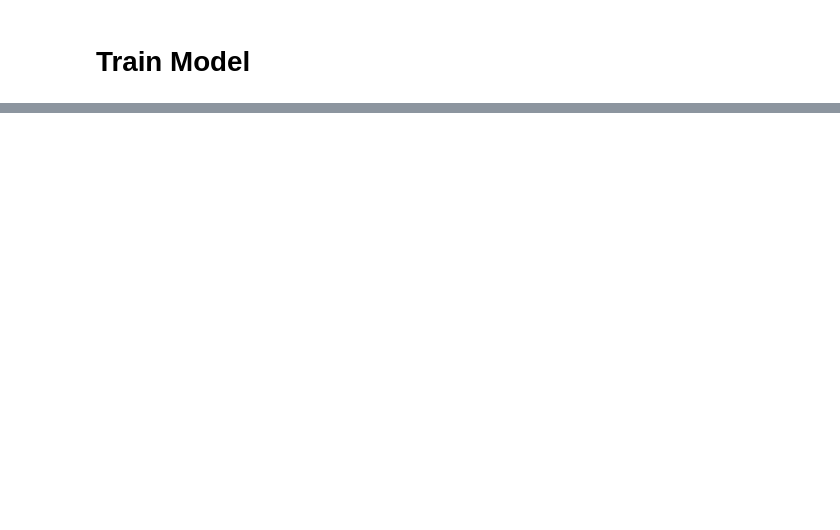
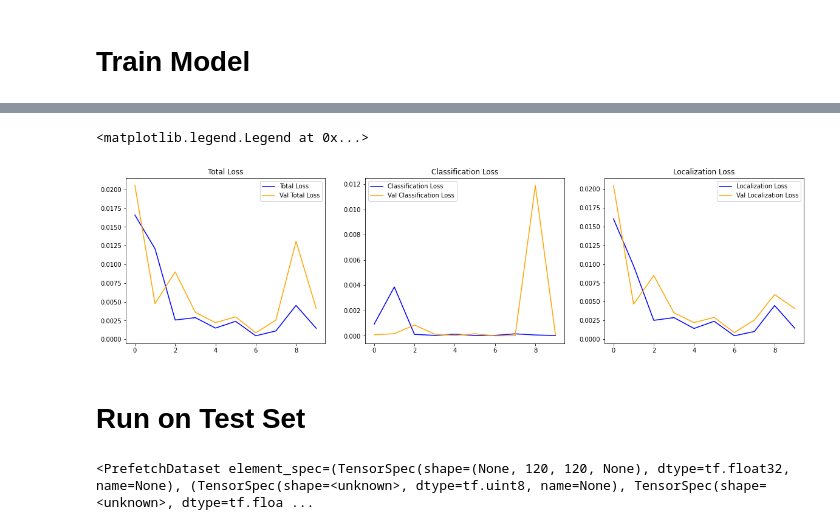
Before and after one commit to seankim658/TF-Face-Detection, a Jupyter notebook: notebook.ipynb, the cells around one changed output, grey strips where cells are left out. Drawn from its saved outputs; the diff is of its cells as text; code cells hidden in the pictures; blank space fills up the shorter version.

Commit message:
finished training

```diff
--- a/notebook.ipynb
+++ b/notebook.ipynb
@@ -434,12 +440,19 @@ def localization_loss(y_true, y_hat):
     center_loss = tf.reduce_sum(tf.square(y_true[:,:2] - y_hat[:,:2]))
 
     height_true = y_true[:,3] - y_true[:,1]
+    # height_true_sqrt = np.sqrt(height_true)
+
     width_true = y_true[:,2] - y_true[:,0]
+    # width_true_sqrt = np.sqrt(width_true)
 
     height_pred = y_hat[:,3] - y_hat[:,1]
+    # height_pred_sqrt = np.sqrt(height_pred)
+
     width_pred = y_hat[:,2] - y_hat[:,0]
+    # width_pred_sqrt = np.sqrt(width_pred)
 
-    height_width_loss = tf.reduce_sum(tf.square(tf.sqrt(width_true) - tf.sqrt(width_pred)) + tf.square(tf.sqrt(height_true) - tf.sqrt(height_pred)))
+    # height_width_loss = tf.reduce_sum(tf.square(tf.sqrt(width_true) - tf.sqrt(width_pred)) + tf.square(tf.sqrt(height_true) - tf.sqrt(height_pred)))
+    height_width_loss = tf.reduce_sum(tf.square(width_true - width_pred) + tf.square(height_true - height_pred))
 
     return center_loss + height_width_loss
 # %% [markdown]
@@ -606,0 +664,9 @@ class FaceDetection(Model):
+# %%
+model = FaceDetection(face_detection_model)
+model.compile(optimizer = optimizer, classification_loss = classification_loss, localization_loss = localization_loss)
+# %%
+tensorboard_logdir = 'logs'
+tensorboard_callback = tf.keras.callbacks.TensorBoard(log_dir = tensorboard_logdir)
+# %%
+EPOCHS = 10
+history = model.fit(train, epochs = EPOCHS, validation_data = val, callbacks = [tensorboard_callback])
@@ -606,0 +696,26 @@ class FaceDetection(Model):
+# %%
+fig, ax = plt.subplots(ncols = 3, figsize = (20, 5))
+
+ax[0].plot(history.history['total_loss'], color = 'blue', label = 'Total Loss')
+ax[0].plot(history.history['val_total_loss'], color = 'orange', label = 'Val Total Loss')
+ax[0].set_title('Total Loss')
+ax[0].legend()
+
+ax[1].plot(history.history['classification_loss'], color = 'blue', label = 'Classification Loss')
+ax[1].plot(history.history['val_classification_loss'], color = 'orange', label = 'Val Classification Loss')
+ax[1].set_title('Classification Loss')
+ax[1].legend()
+
+ax[2].plot(history.history['localization_loss'], color = 'blue', label = 'Localization Loss')
+ax[2].plot(history.history['val_localization_loss'], color = 'orange', label = 'Val Localization Loss')
+ax[2].set_title('Localization Loss')
+ax[2].legend()
+# %% [output]
+<matplotlib.legend.Legend at 0x...>
+[figure, added]
+# %% [markdown]
+# Run on Test Set
+# %%
+test
+# %% [output]
+<PrefetchDataset element_spec=(TensorSpec(shape=(None, 120, 120, None), dtype=tf.float32, name=None), (TensorSpec(shape=<unknown>, dtype=tf.uint8, name=None), TensorSpec(shape=<unknown>, dtype=tf.floa ...
```
Also changed, not shown: parts of 17 cells of this notebook, 1 other file.
